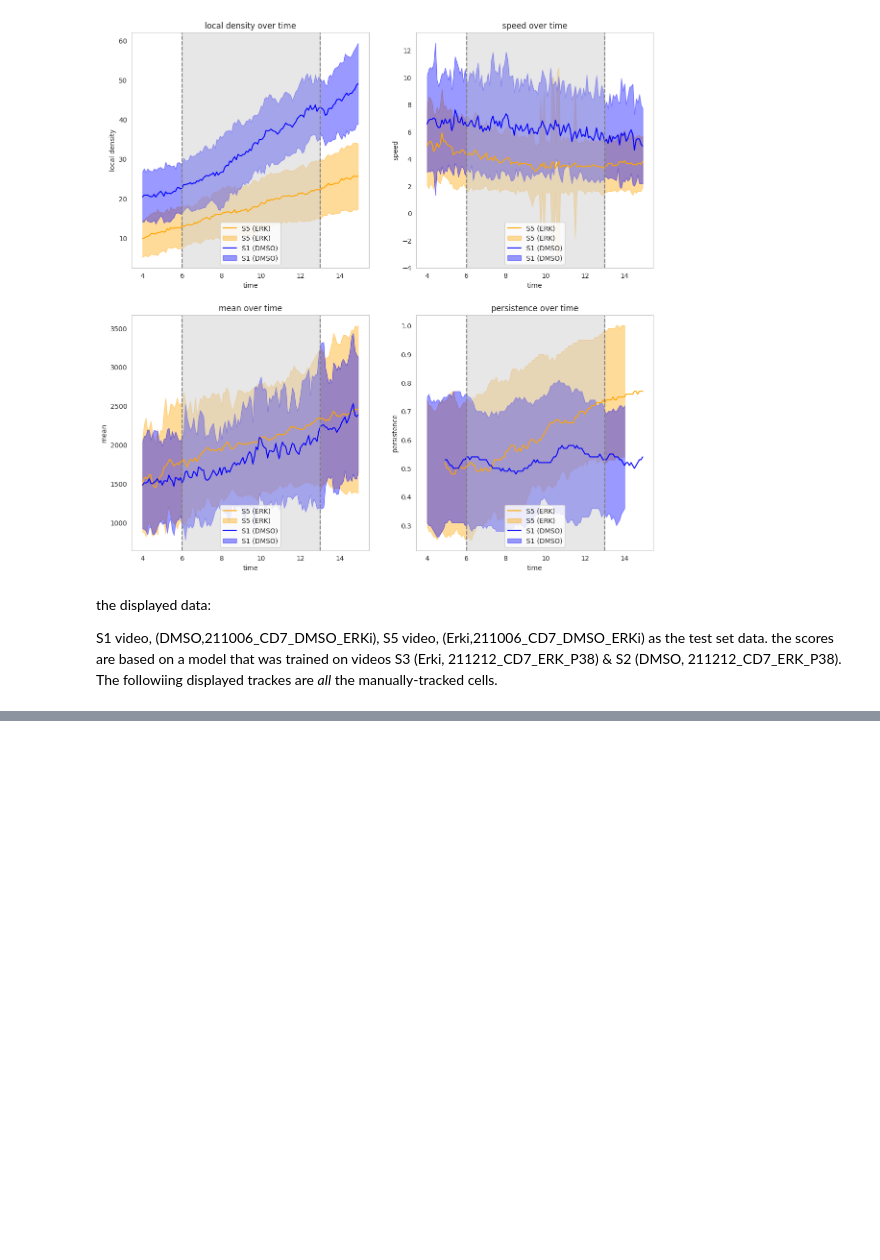
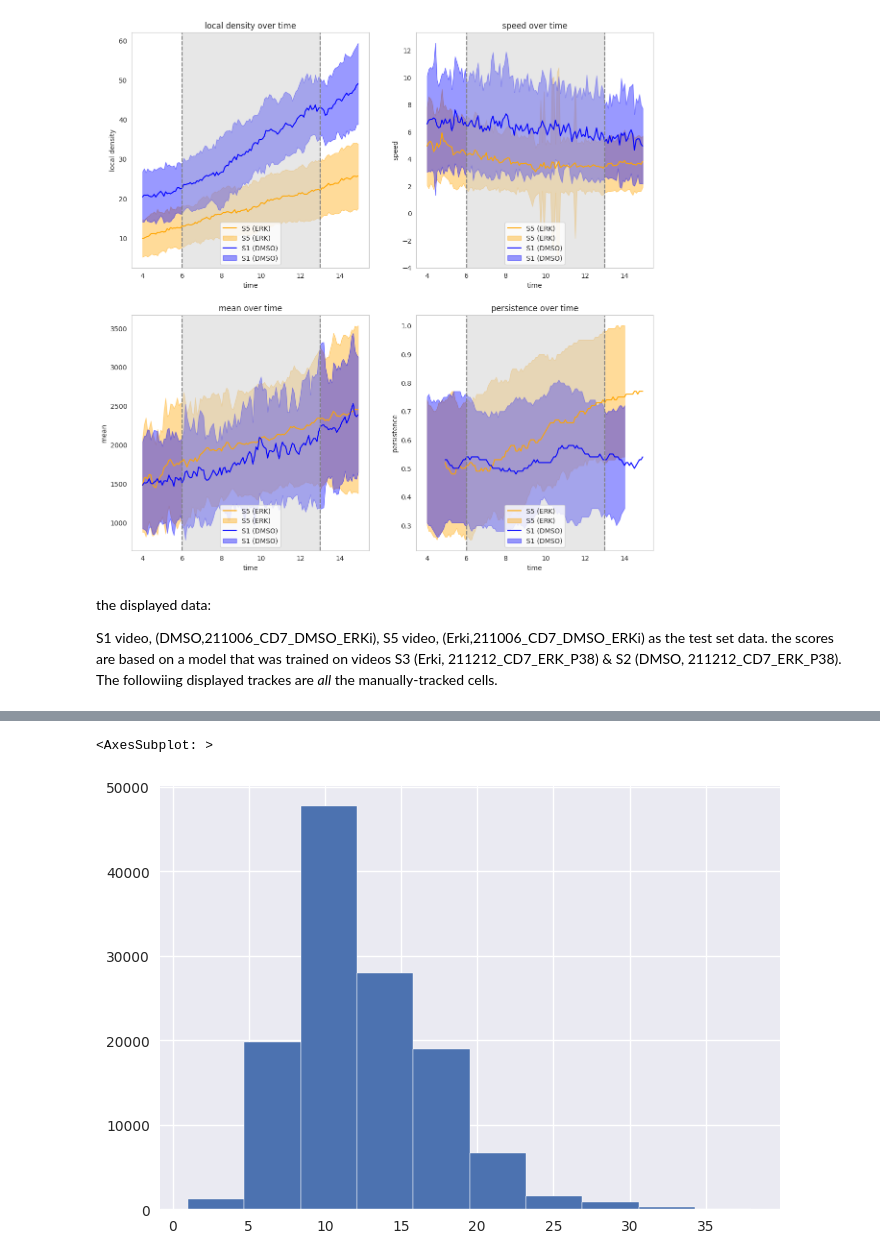
Before and after one commit to zaritskylab/muscle-formation-prediction, a Jupyter notebook: analysis/notebooks/figure_3.ipynb, the cells around one changed output, grey strips where cells are left out. Drawn from its saved outputs; the diff is of its cells as text; code cells hidden in the pictures; blank space fills up the shorter version.

```diff
--- a/analysis/notebooks/figure_3.ipynb
+++ b/analysis/notebooks/figure_3.ipynb
@@ -45,10 +45,10 @@ scores_df_s1 = utils.get_scores_df(scores_motility_path=consts.motility_model_pa
 # %% [markdown]
 Calculate single cell properties
 # %%
-scores_df_s3 = calcultator.get_properties(scores_df_s3, vid_name="S3", actin_vid_path=consts.s_runs["3"]['actin_path'])
-scores_df_s2 = calcultator.get_properties(scores_df_s2, vid_name="S2", actin_vid_path=consts.s_runs["2"]['actin_path'])
-scores_df_s5 = calcultator.get_properties(scores_df_s5, vid_name="S5", actin_vid_path=consts.s_runs["5"]['actin_path'])
-scores_df_s1 = calcultator.get_properties(scores_df_s1, vid_name="S1", actin_vid_path=consts.s_runs["1"]['actin_path'])
+scores_df_s3 = calculator.get_properties(scores_df_s3, vid_name="S3", actin_vid_path=consts.vid_info_dict["3"]['actin_path'])
+scores_df_s2 = calculator.get_properties(scores_df_s2, vid_name="S2", actin_vid_path=consts.vid_info_dict["2"]['actin_path'])
+scores_df_s5 = calculator.get_properties(scores_df_s5, vid_name="S5", actin_vid_path=consts.vid_info_dict["5"]['actin_path'])
+scores_df_s1 = calculator.get_properties(scores_df_s1, vid_name="S1", actin_vid_path=consts.vid_info_dict["1"]['actin_path'])
 # %% [markdown]
 ## Cellular properties overview
 # %% [markdown]
@@ -118,0 +230,5 @@ The followiing displayed trackes are *all* the manually-tracked cells.
+# %%
+scores_df_s3_50["local density"].hist()
+# %% [output]
+<AxesSubplot: >
+[figure, added]
```
Also changed, not shown: parts of 16 cells of this notebook, 21 other files.
